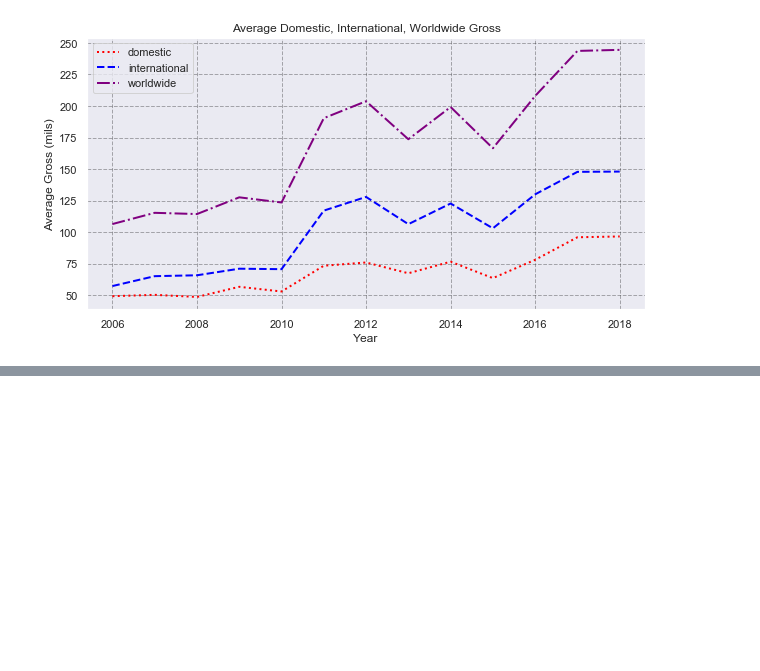
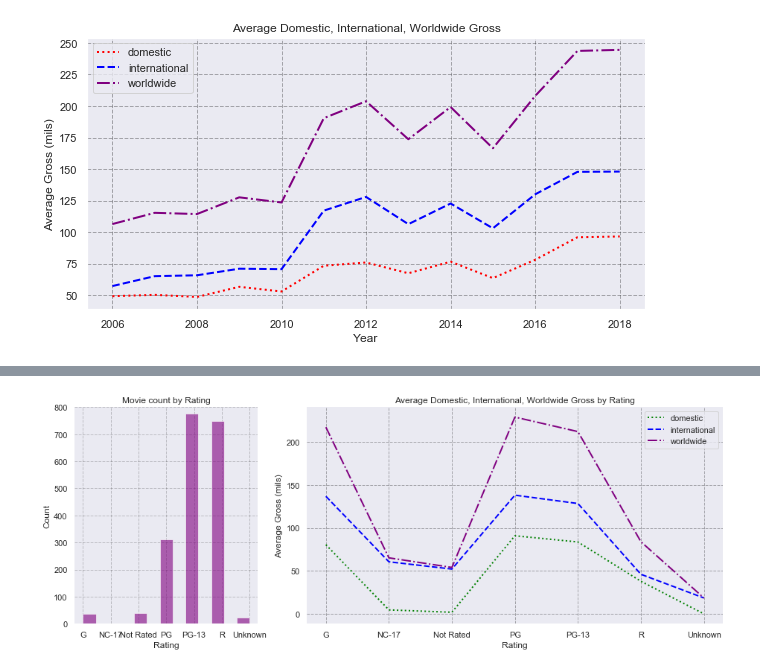
Before and after one commit to melodygr/microsoft_movie_analysis, a Jupyter notebook: Notebooks/Box_Office_Trends.ipynb, the cells around one changed output, grey strips where cells are left out. Saved outputs shown, nothing was run; the diff lists cells and outputs as text; code cells hidden in the pictures; blank space fills up the shorter version.

```diff
--- a/Notebooks/Box_Office_Trends.ipynb
+++ b/Notebooks/Box_Office_Trends.ipynb
@@ -345,3 +419,29 @@ plt.show();
+# %%
+# Let's see if we can get these plots side-by-side.  Using gridspec to change size of subplots.
+
+f = plt.figure(figsize =(13,5))
+gs = f.add_gridspec(1, 3)
+f_ax0 = f.add_subplot(gs[0, 0])
+f_ax1 = f.add_subplot(gs[0, 1:])
+
+f_ax0.hist(clean_opus_movie_data_df['rating'], color = 'purple', bins=13, alpha=0.6)
+f_ax0.grid(color = 'black', alpha = 0.2, linestyle = '--', linewidth = 1)
+f_ax0.set(ylim=(0, 800), ylabel="Count", xlabel="Rating", title="Movie count by Rating")
+
+f_ax1.plot(grouped_rating.index, grouped_rating['avg_dom_per_movie(mils)'], color='green', linewidth=2.0, linestyle=':')
+f_ax1.plot(grouped_rating.index, grouped_rating['avg_int_per_movie(mils)'], color='blue', linewidth=2.0, linestyle='--')
+f_ax1.plot(grouped_rating.index, grouped_rating['avg_ww_per_movie(mils)'], color='purple', linewidth=2.0, linestyle='-.')
+
+f_ax1.grid(color = 'black', alpha = 0.3, linestyle = '--', linewidth = 1)
+f_ax1.set(ylabel="Average Gross (mils)", xlabel="Rating", title="Average Domestic, International, Worldwide Gross by Rating")
+f_ax1.legend(['domestic','international', 'worldwide'], loc=1)
+
+sns.despine(left=True, bottom=True)
+plt.tight_layout()
+plt.savefig('../images/count_and_avg_by_rating.png')
+plt.show();
+# %% [output]
+[figure, added]
 # %% [markdown]
 ## Conclusion:
 
```
Also changed, not shown: parts of 10 cells of this notebook, 2 other files.
